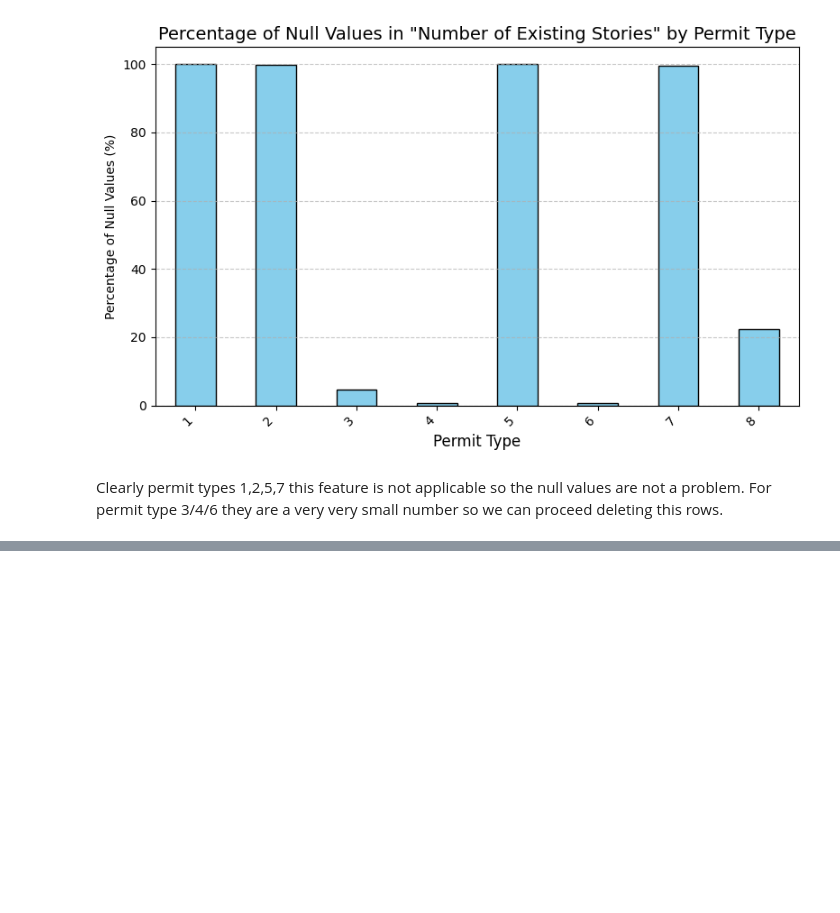
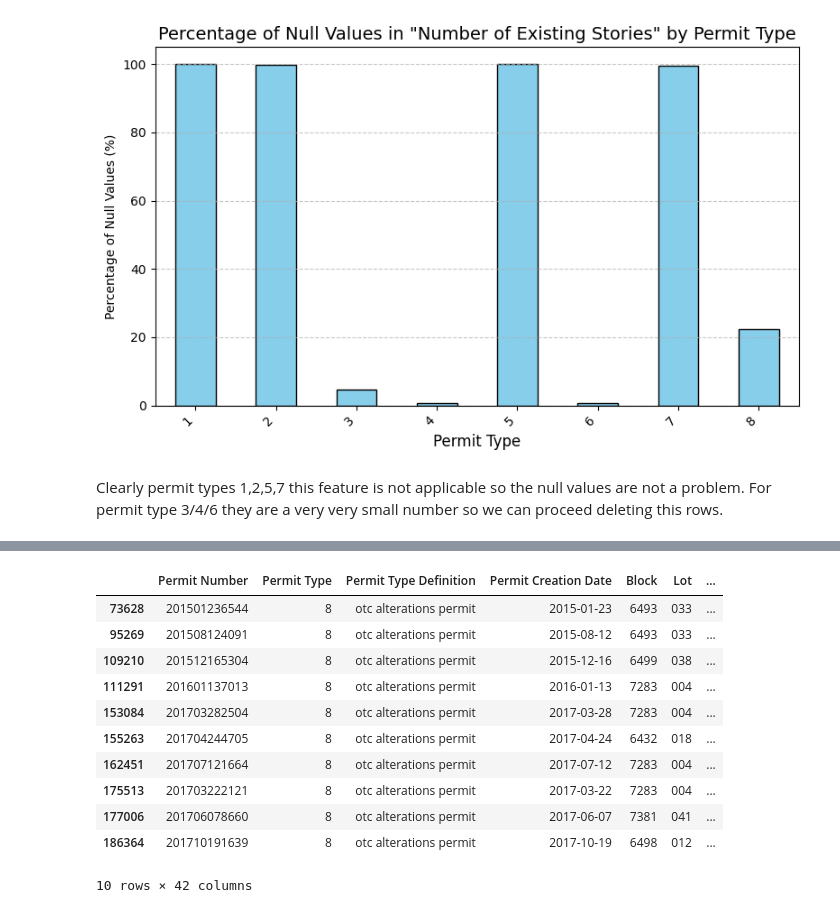
Before and after one commit to tomaz-suller/diq, a Jupyter notebook: notebooks/1-federica.ipynb, the cells around one changed output, grey strips where cells are left out. Cells and saved outputs as stored; diff of their text form; code cells hidden in the pictures; blank space fills up the shorter version.

```diff
--- a/notebooks/1-federica.ipynb
+++ b/notebooks/1-federica.ipynb
@@ -483,0 +556,16 @@ As a result, buildings with an OTC Alteration permit are usually not undergoing
+# %%
+#Rows that have null Neighborhoods - Analysis Boundaries but not null Zipcode
+df[(df['Neighborhoods - Analysis Boundaries'].isnull())&(df['Zipcode'].notnull())]
+# %% [output]
+|  | Permit Number | Permit Type | Permit Type Definition | Permit Creation Date | Block | Lot | ... |
+| 73628 | 201501236544 | 8 | otc alterations permit | 2015-01-23 | 6493 | 033 | ... |
+| 95269 | 201508124091 | 8 | otc alterations permit | 2015-08-12 | 6493 | 033 | ... |
+| 109210 | 201512165304 | 8 | otc alterations permit | 2015-12-16 | 6499 | 038 | ... |
+| 111291 | 201601137013 | 8 | otc alterations permit | 2016-01-13 | 7283 | 004 | ... |
+| 153084 | 201703282504 | 8 | otc alterations permit | 2017-03-28 | 7283 | 004 | ... |
+| 155263 | 201704244705 | 8 | otc alterations permit | 2017-04-24 | 6432 | 018 | ... |
+| 162451 | 201707121664 | 8 | otc alterations permit | 2017-07-12 | 7283 | 004 | ... |
+| 175513 | 201703222121 | 8 | otc alterations permit | 2017-03-22 | 7283 | 004 | ... |
+| 177006 | 201706078660 | 8 | otc alterations permit | 2017-06-07 | 7381 | 041 | ... |
+| 186364 | 201710191639 | 8 | otc alterations permit | 2017-10-19 | 6498 | 012 | ... |
+10 rows × 42 columns
```
Also changed, not shown: parts of 37 cells of this notebook.
